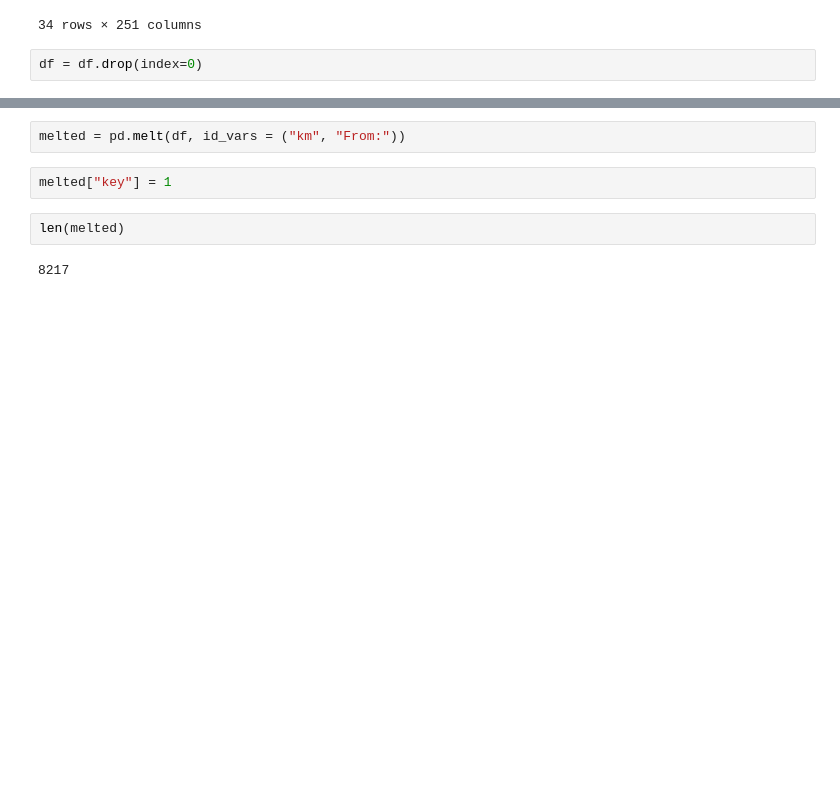
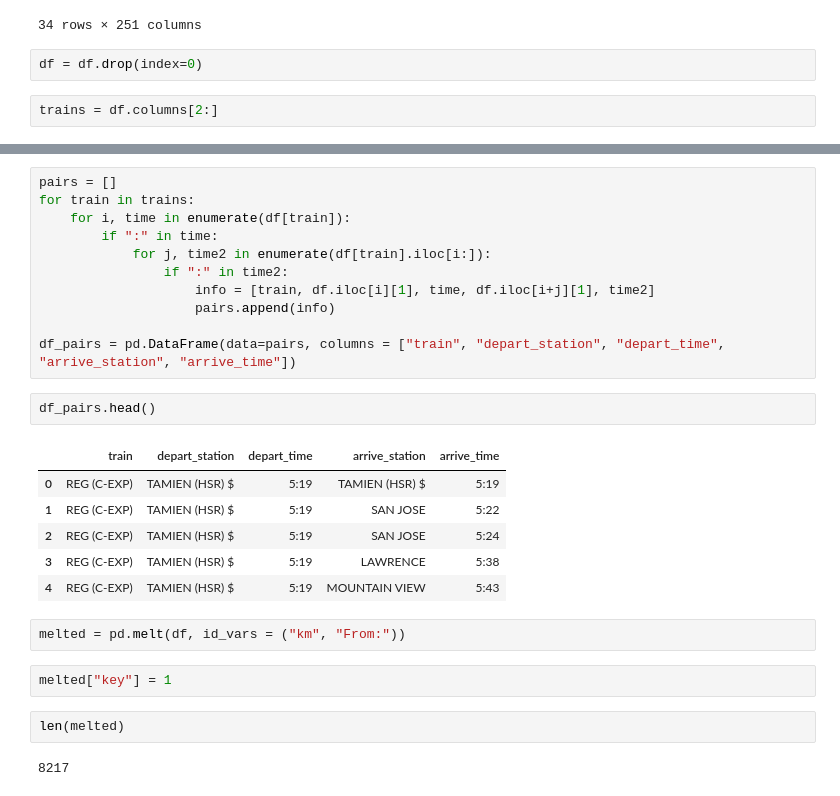
Before and after one commit to sfbrigade/calviz, a Jupyter notebook: notebooks/Schedule_cleaning.ipynb, the cells around one changed output, grey strips where cells are left out. Cells and saved outputs as stored; diff of their text form; blank space fills up the shorter version.

Commit message:
iterating through the schedule to find depart-arrive pairs

```diff
--- a/notebooks/Schedule_cleaning.ipynb
+++ b/notebooks/Schedule_cleaning.ipynb
@@ -25,3 +25,5 @@ df
 34 rows × 251 columns
 # %%
 df = df.drop(index=0)
+# %%
+trains = df.columns[2:]
@@ -28,3 +41,23 @@ df = df.drop(index=0)
+# %%
+pairs = []
+for train in trains:
+    for i, time in enumerate(df[train]):
+        if ":" in time:
+            for j, time2 in enumerate(df[train].iloc[i:]):
+                if ":" in time2:
+                    info = [train, df.iloc[i][1], time, df.iloc[i+j][1], time2]
+                    pairs.append(info)
+
+df_pairs = pd.DataFrame(data=pairs, columns = ["train", "depart_station", "depart_time", "arrive_station", "arrive_time"])
+# %%
+df_pairs.head()
+# %% [output]
+|  | train | depart_station | depart_time | arrive_station | arrive_time |
+| 0 | REG (C-EXP) | TAMIEN (HSR) $ | 5:19 | TAMIEN (HSR) $ | 5:19 |
+| 1 | REG (C-EXP) | TAMIEN (HSR) $ | 5:19 | SAN JOSE | 5:22 |
+| 2 | REG (C-EXP) | TAMIEN (HSR) $ | 5:19 | SAN JOSE | 5:24 |
+| 3 | REG (C-EXP) | TAMIEN (HSR) $ | 5:19 | LAWRENCE | 5:38 |
+| 4 | REG (C-EXP) | TAMIEN (HSR) $ | 5:19 | MOUNTAIN VIEW | 5:43 |
 # %%
 melted = pd.melt(df, id_vars = ("km", "From:"))
 # %%
```
Also changed, not shown: parts of 1 cell of this notebook.
